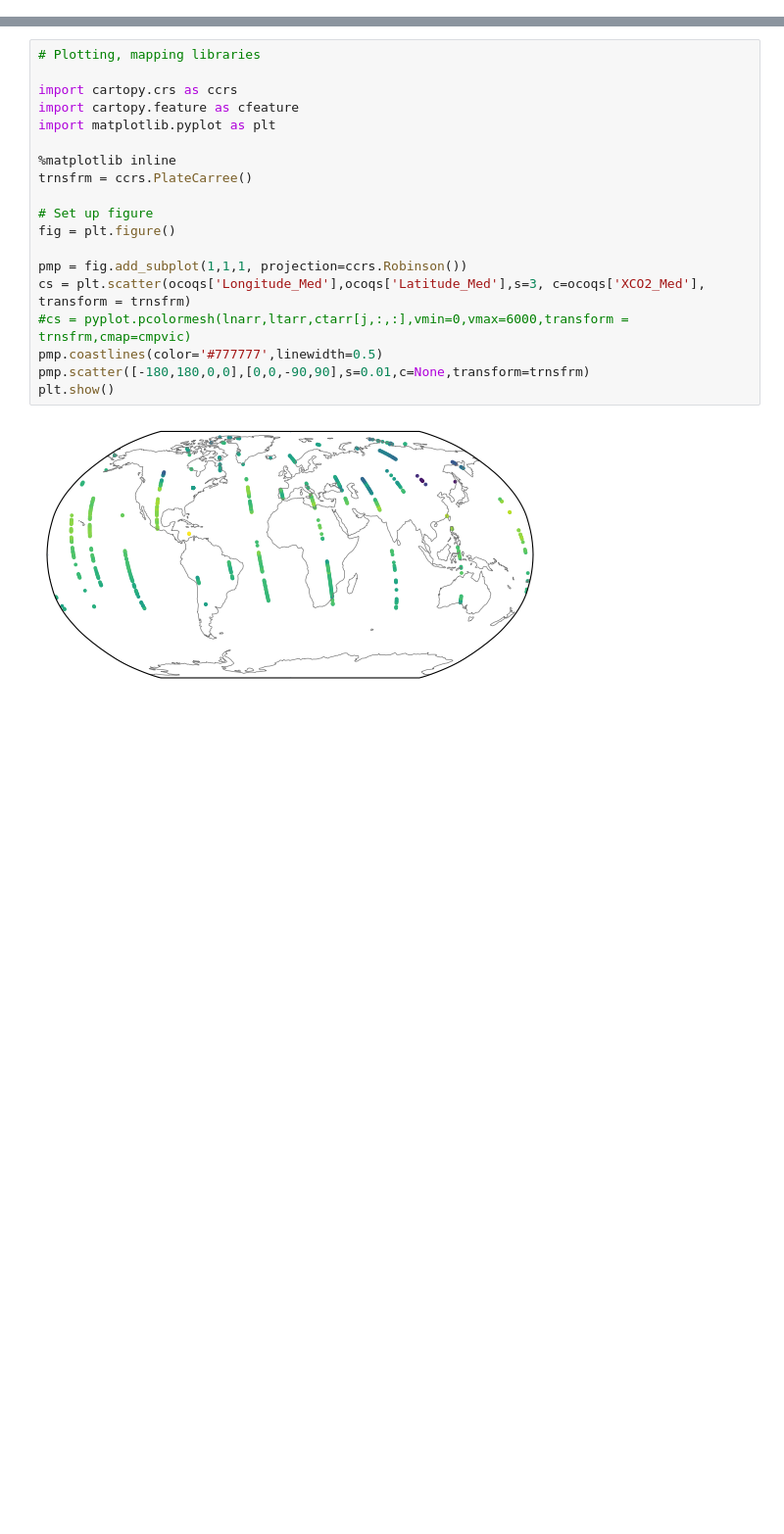
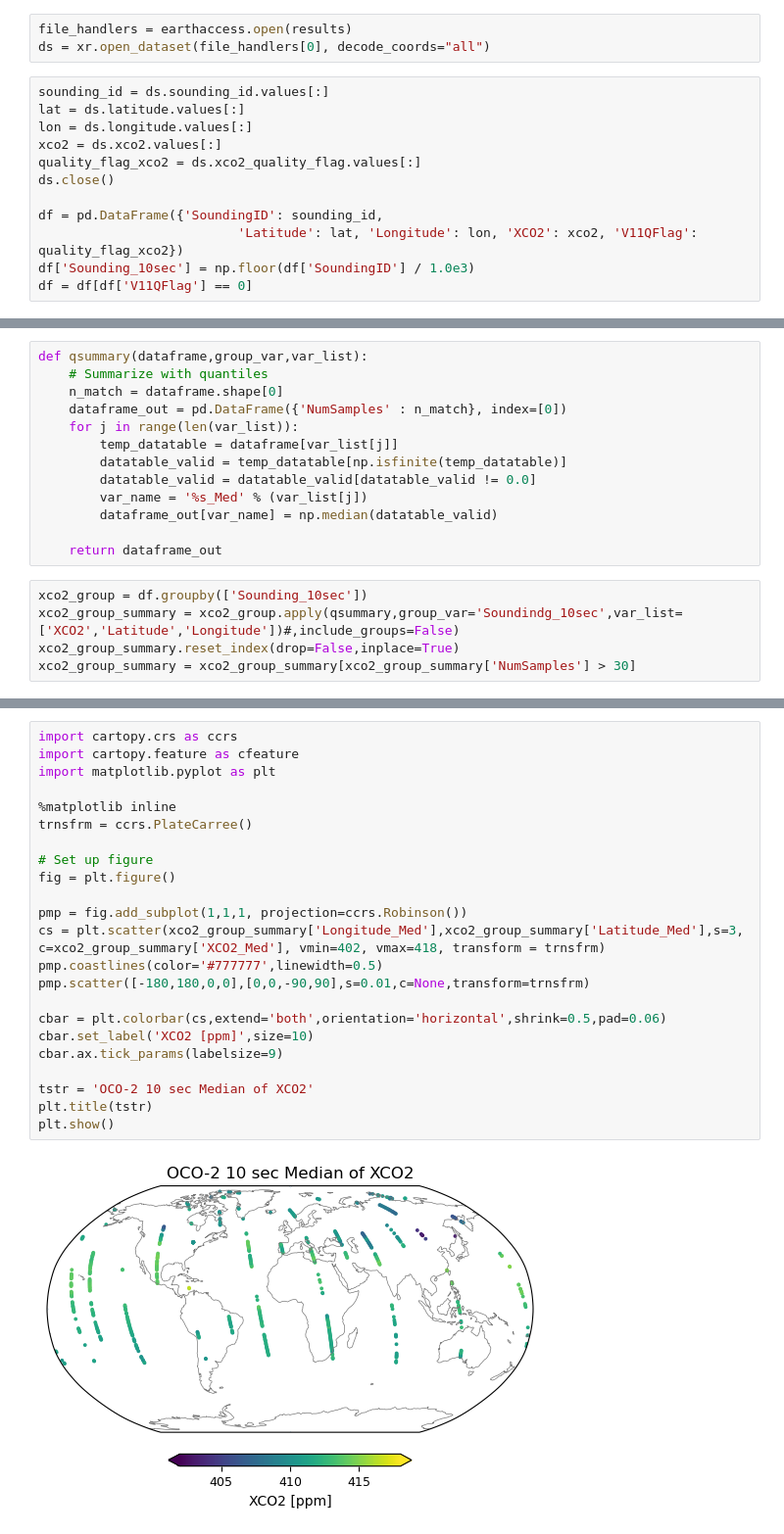
Before and after one commit to alexishunzinger/gesdisc-use-cases, a Jupyter notebook: hobbs-oco-uncertainty-quantification/oco2_s3_lite_agg.ipynb, the cells around one changed output, grey strips where cells are left out. Shown: that part at 98% size. Drawn from its saved outputs; the diff is of its cells as text; blank space fills up the shorter version.

```diff
--- a/hobbs-oco-uncertainty-quantification/oco2_s3_lite_agg.ipynb
+++ b/hobbs-oco-uncertainty-quantification/oco2_s3_lite_agg.ipynb
@@ -178,0 +106,15 @@ ocoqs = ocoqs[ocoqs['NSmp'] > 30]
+# %%
+file_handlers = earthaccess.open(results)
+ds = xr.open_dataset(file_handlers[0], decode_coords="all")
+# %%
+sounding_id = ds.sounding_id.values[:]
+lat = ds.latitude.values[:]
+lon = ds.longitude.values[:]
+xco2 = ds.xco2.values[:]
+quality_flag_xco2 = ds.xco2_quality_flag.values[:]
+ds.close()
+
+df = pd.DataFrame({'SoundingID': sounding_id,
+                          'Latitude': lat, 'Longitude': lon, 'XCO2': xco2, 'V11QFlag': quality_flag_xco2})
+df['Sounding_10sec'] = np.floor(df['SoundingID'] / 1.0e3)
+df = df[df['V11QFlag'] == 0]
@@ -178,0 +144,18 @@ ocoqs = ocoqs[ocoqs['NSmp'] > 30]
+# %%
+def qsummary(dataframe,group_var,var_list):
+    # Summarize with quantiles
+    n_match = dataframe.shape[0]
+    dataframe_out = pd.DataFrame({'NumSamples' : n_match}, index=[0])
+    for j in range(len(var_list)):
+        temp_datatable = dataframe[var_list[j]]
+        datatable_valid = temp_datatable[np.isfinite(temp_datatable)]
+        datatable_valid = datatable_valid[datatable_valid != 0.0]
+        var_name = '%s_Med' % (var_list[j])
+        dataframe_out[var_name] = np.median(datatable_valid)
+
+    return dataframe_out
+# %%
+xco2_group = df.groupby(['Sounding_10sec'])
+xco2_group_summary = xco2_group.apply(qsummary,group_var='Soundindg_10sec',var_list=['XCO2','Latitude','Longitude'])#,include_groups=False)
+xco2_group_summary.reset_index(drop=False,inplace=True)
+xco2_group_summary = xco2_group_summary[xco2_group_summary['NumSamples'] > 30]
@@ -179,21 +166,25 @@ ocoqs = ocoqs[ocoqs['NSmp'] > 30]
 # %%
-# Plotting, mapping libraries
-
 import cartopy.crs as ccrs
 import cartopy.feature as cfeature
 import matplotlib.pyplot as plt
 
 %matplotlib inline
 trnsfrm = ccrs.PlateCarree()
 
 # Set up figure
 fig = plt.figure()
 
 pmp = fig.add_subplot(1,1,1, projection=ccrs.Robinson())
-cs = plt.scatter(ocoqs['Longitude_Med'],ocoqs['Latitude_Med'],s=3, c=ocoqs['XCO2_Med'], transform = trnsfrm)
-#cs = pyplot.pcolormesh(lnarr,ltarr,ctarr[j,:,:],vmin=0,vmax=6000,transform = trnsfrm,cmap=cmpvic)
+cs = plt.scatter(xco2_group_summary['Longitude_Med'],xco2_group_summary['Latitude_Med'],s=3, c=xco2_group_summary['XCO2_Med'], vmin=402, vmax=418, transform = trnsfrm)
 pmp.coastlines(color='#777777',linewidth=0.5)
 pmp.scatter([-180,180,0,0],[0,0,-90,90],s=0.01,c=None,transform=trnsfrm)
+
+cbar = plt.colorbar(cs,extend='both',orientation='horizontal',shrink=0.5,pad=0.06)
+cbar.set_label('XCO2 [ppm]',size=10)
+cbar.ax.tick_params(labelsize=9)
+
+tstr = 'OCO-2 10 sec Median of XCO2'
+plt.title(tstr)
 plt.show()
 # %% [output]
-[figure, old version]
+[figure, new version]
```
Also changed, not shown: parts of 32 cells of this notebook.
